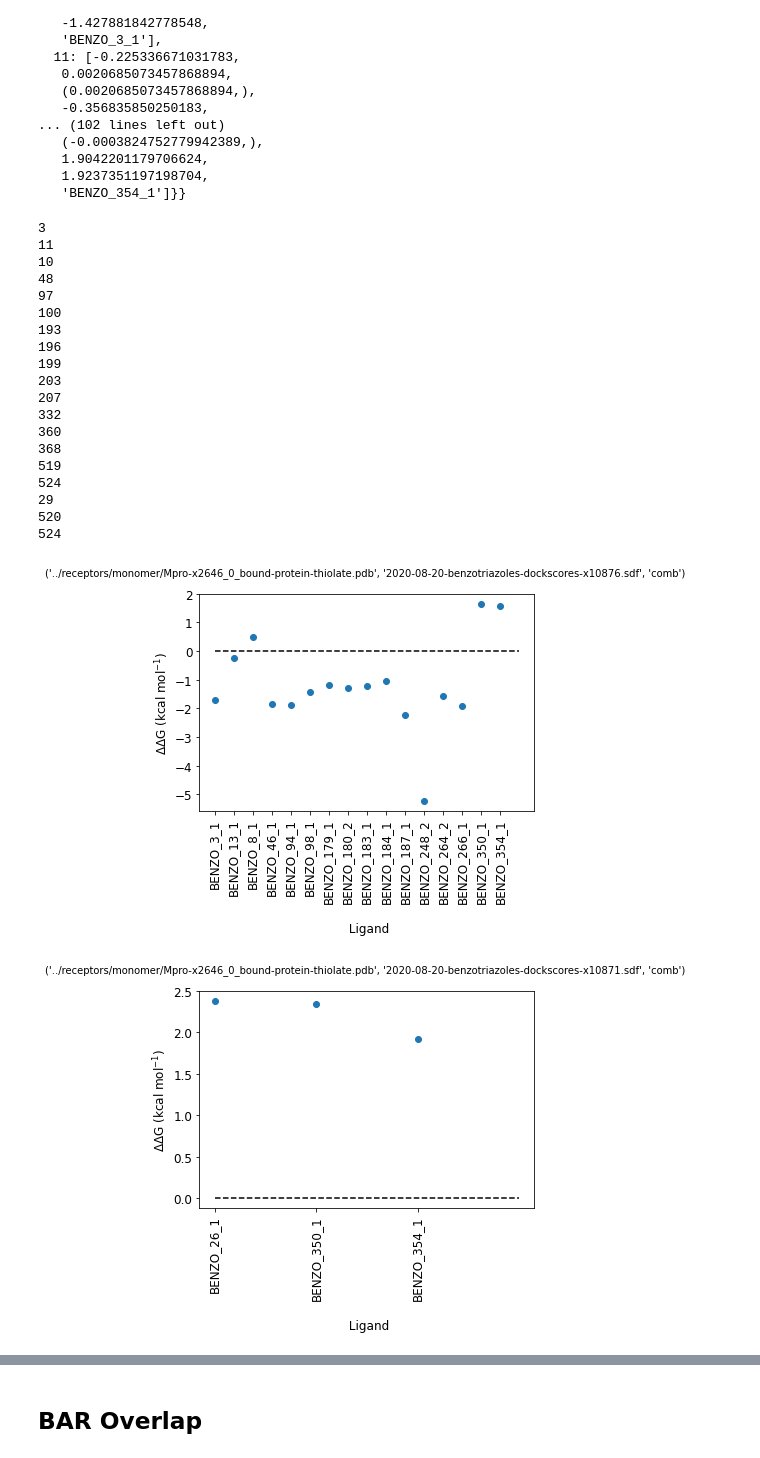
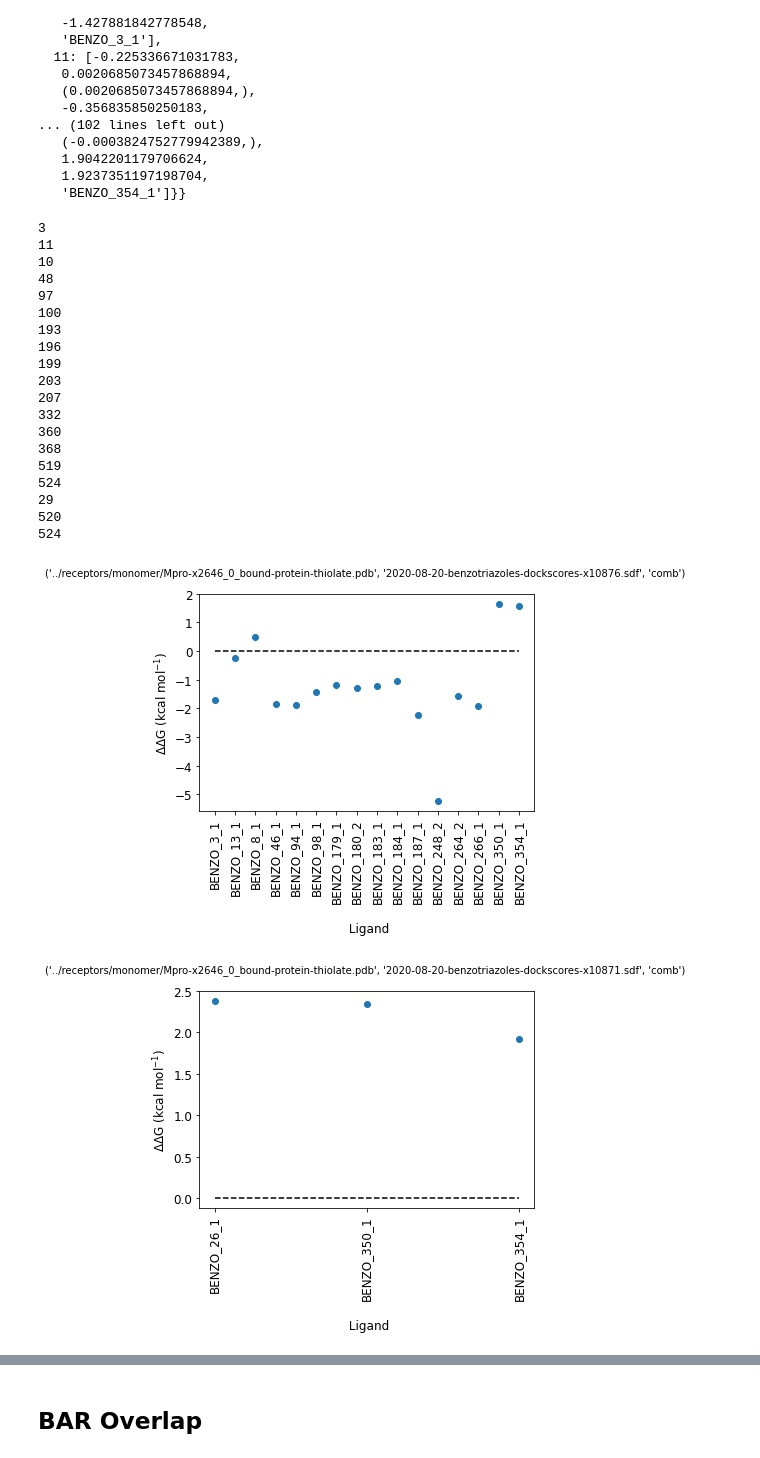
Before and after one commit to choderalab/fah-xchem-notebooks, a Jupyter notebook: analysis/sprint-3/ANALYSIS-Sprint-3.ipynb, the cells around one changed output, grey strips where cells are left out. Cells and saved outputs as stored; diff of their text form; code cells hidden in the pictures.

```diff
--- a/analysis/sprint-3/ANALYSIS-Sprint-3.ipynb
+++ b/analysis/sprint-3/ANALYSIS-Sprint-3.ipynb
@@ -74,3 +74,6 @@ def _kT_to_kcal(value):
         return (value*kT).value_in_unit(unit.kilocalories_per_mole)
     else:
         return [(x*kT).value_in_unit(unit.kilocalories_per_mole) for x in value]
+# %%
+for d in backwards_data['runs']:
+    print(d['analysis']['binding'])
@@ -503,6 +522,8 @@ for t in comb_graphs:
     new_graph = graphs[(t[0],t[1],'comb')]
     x = []
     y = []
+    xerr = []
+    yerr = []
 
     # now, go through every edge (transformation) in the "old" graph
     for edge in old_graph.edges(data=True):
@@ -714,40 +750,42 @@ filter_dict
    1.9237351197198704,
    'BENZO_354_1']}}
 # %%
+store = {key : {'x' : [], 'y' : [], 'error': []} for key in filter_dict}
+
 for key in filter_dict:
     fig, ax = plt.subplots()
-    mol_store = []
-    data = []
     for i in filter_dict[key]:
         print(i)
-        mol_store.append(filter_dict[key][i][-1])
-        data.append(filter_dict[key][i][0])
+        store[key]['x'].append(filter_dict[key][i][-1])
+        store[key]['y'].append(filter_dict[key][i][0])
+        store[key]['error'].append(filter_dict[key][i][1])
 
-    plt.scatter(mol_store, data)
-    plt.hlines(0,0,len(mol_store), color="black", linestyles="--")
+    plt.scatter(store[key]['x'], store[key]['y'])
+    #plt.errorbar(store[key]['x'], store[key]['y'], yerr=store[key]['error'])
+    plt.hlines(0,0,len(store[key]['x'])-1, color="black", linestyles="--")
     plt.xticks(rotation=90)
     plt.xlabel("\n Ligand")
     plt.ylabel(r"$\Delta\Delta$G (kcal mol$^{-1}$)")
     plt.title(f"{key} \n", size=10)
 # %% [output]
 3
 11
 10
 48
 97
 100
 193
 196
 199
 203
 207
 332
 360
 368
 519
 524
 29
 520
 524
-[figure, old version]
+[figure, new version]
-[figure, old version]
+[figure, new version]
```
Also changed, not shown: parts of 11 cells of this notebook.
